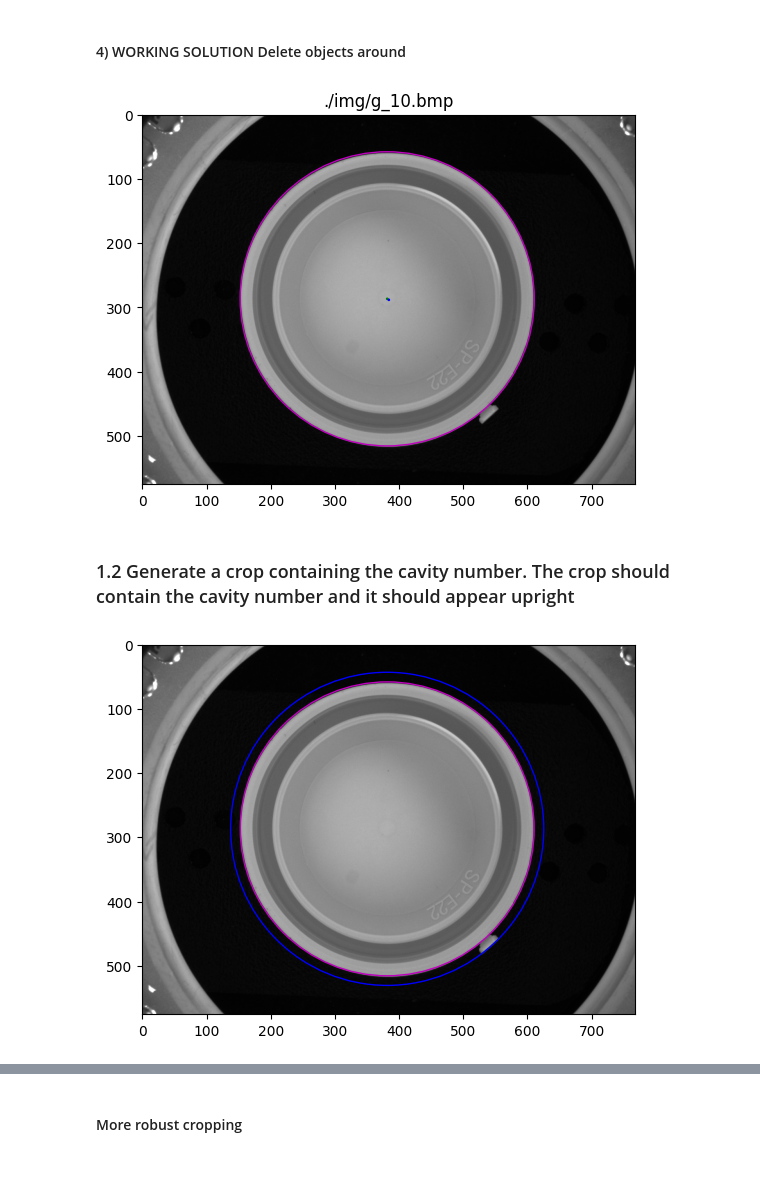
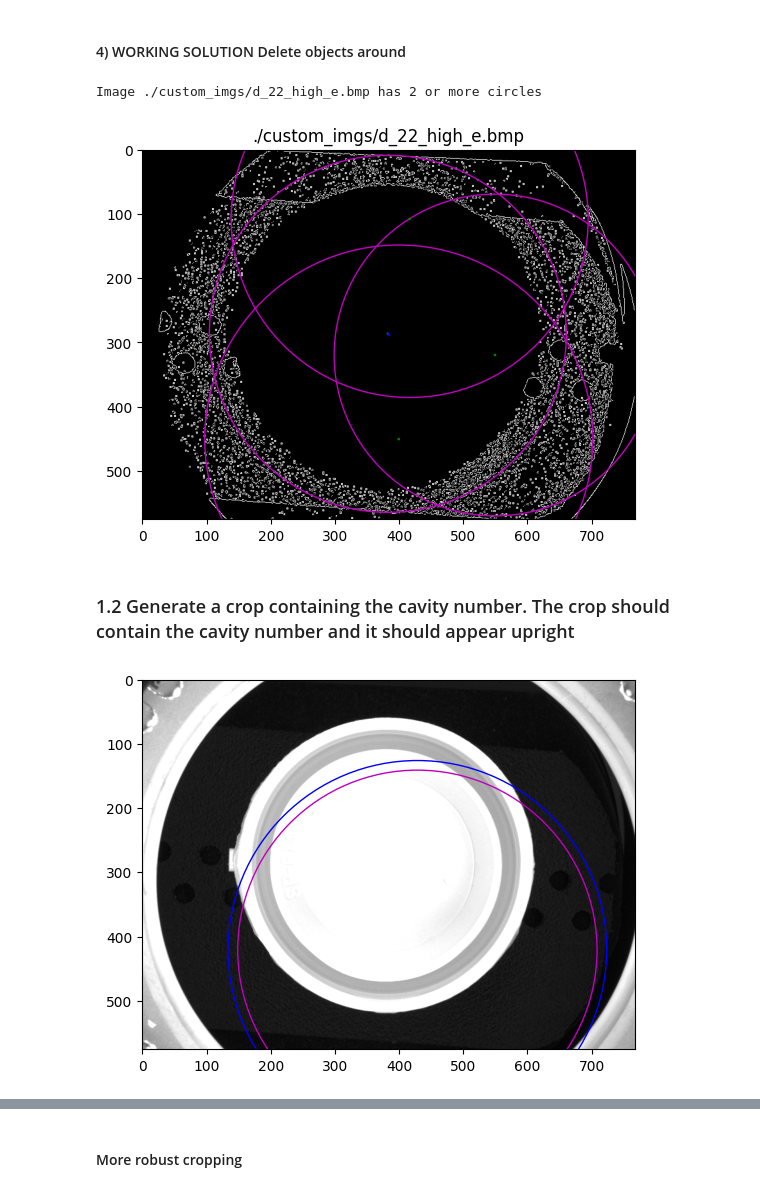
Before and after one commit to taglioIsCoding/CapInspection, a Jupyter notebook: single_cap.ipynb, the cells around one changed output, grey strips where cells are left out. Cells and saved outputs as stored; diff of their text form; code cells hidden in the pictures.

```diff
--- a/single_cap.ipynb
+++ b/single_cap.ipynb
@@ -14,7 +14,7 @@ import sys
 # Only for jupyter notebook visualization
 %matplotlib inline
 
-filename="./img/g_10.bmp"
+filename="./custom_imgs/d_22_high_e.bmp"
 image = cv2.imread(filename, cv2.COLOR_BGR2GRAY)
 #image = image[:,:, 0]
 #image = cv2.resize(image, (0, 0), fx =2, fy = 2)
@@ -28,9 +28,12 @@ plt.show()
 # %% [markdown]
 #### 4) WORKING SOLUTION Delete objects around
 # %%
-_, image_bin = cv2.threshold(image.astype(np.uint8), 20, 255, cv2.THRESH_BINARY)
+# _, image_bin = cv2.threshold(image.astype(np.uint8), 20, 255, cv2.THRESH_BINARY)
+_,image_bin = cv2.threshold(image.astype(np.uint8),0,255,cv2.THRESH_BINARY+cv2.THRESH_OTSU)
+
 # edge_detected_image = cv2.Canny(image_bin, 75, 100)
 edge_detected_image = image_bin - cv2.morphologyEx(image_bin, cv2.MORPH_ERODE, np.ones((3,3), np.uint8), iterations=1)
+
 
 middle_line = edge_detected_image[:, int(edge_detected_image.shape[1]/2)]
 non_zero_indices = np.nonzero(middle_line)[0]
@@ -57,35 +60,36 @@ while not found and par2 > 5:
                             minRadius=int(radius*0.9),
                             maxRadius=int(radius*1.1))  # Smaller find more false positives
     if circles is not None and len(circles) > 0:
         found = not found
     par2 -= 5
 
 ax = plt.subplot(1,1,1)
 ax.set_title(filename)
 if circles is not None:
     if len(circles[0]) > 1:
         print(f"Image {filename} has 2 or more circles")
     for circle in circles[0]:
         center = [circle[0], circle[1]]
         radius = circle[2]
         center_in_pixels = np.int32(np.around(center))
         radius_in_pixels = np.int32(np.around(radius))
         circle = plt.Circle(center, radius, color='m', fill=False)
         circle_center = plt.Circle(center, 1, color='g', fill=False)
         img_center = plt.Circle([image_bin.shape[1]/2, image_bin.shape[0]/2], 1, color='b', fill=True)
 
         ax.add_patch(circle)
         ax.add_patch(circle_center)
         ax.add_patch(img_center)
 
 else:
     print(f"Image {filename} has no circles")
 
-ax.imshow(image, cmap='gray', vmin=0, vmax=255)
+ax.imshow(image_bin, cmap='gray', vmin=0, vmax=255)
 
 plt.show()
 # %% [output]
+Image ./custom_imgs/d_22_high_e.bmp has 2 or more circles
-[figure, old version]
+[figure, new version]
 # %% [markdown]
 ### 1.2 Generate a crop containing the cavity number. The crop should contain the cavity number and it should appear upright
 # %%
@@ -100,7 +104,7 @@ ax.add_patch(circle_ouside)
 ax.imshow(image, cmap='gray', vmin=0, vmax=255)
 plt.show()
 # %% [output]
-[figure, old version]
+[figure, new version]
 # %%
 radius_inside = int(np.ceil(radius))
 center = (int(np.ceil(center[0])), int(np.ceil(center[1])))
```
Also changed, not shown: parts of 15 cells of this notebook, 36 other files.
